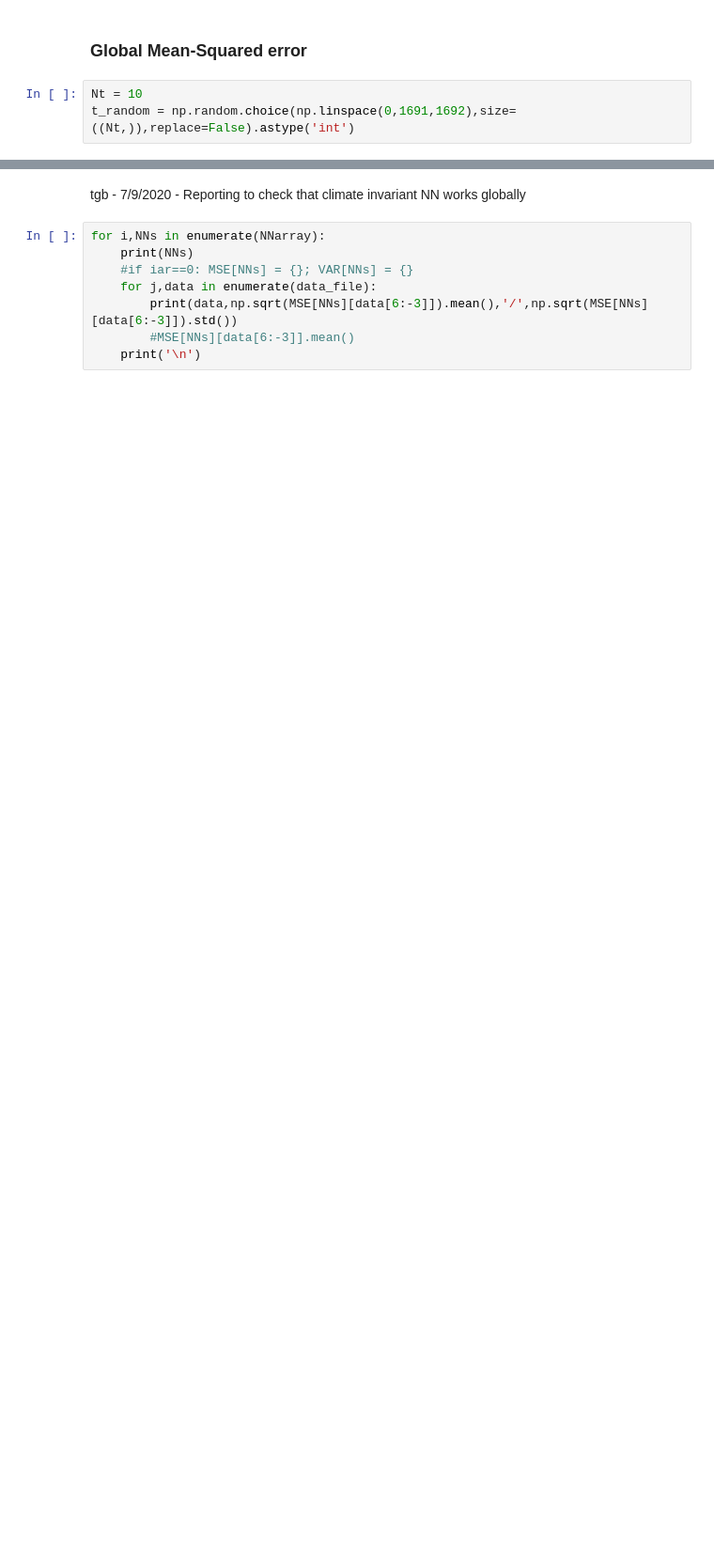
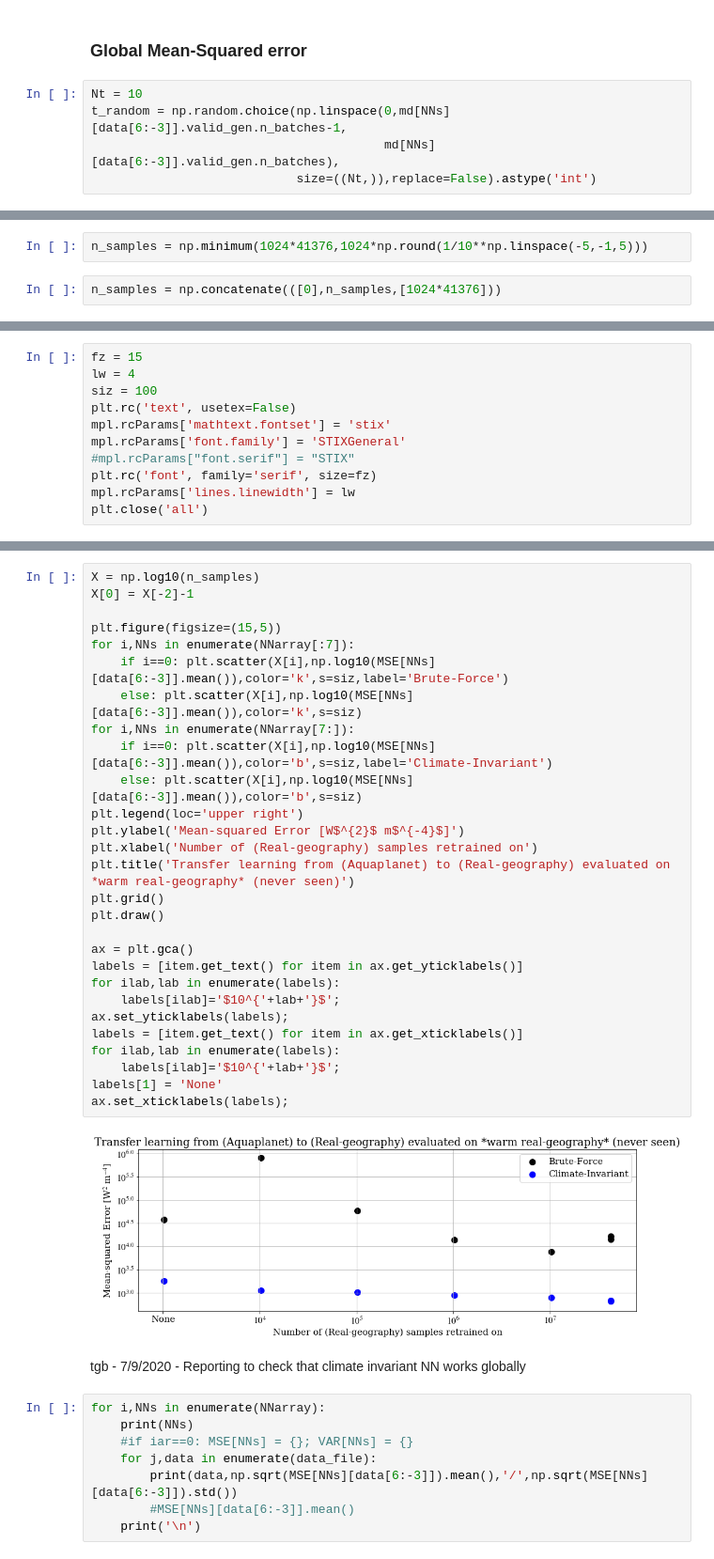
Before and after one commit to BradleyStanleyClamp/CBRAIN-CAM-MLINV, a Jupyter notebook: notebooks/tbeucler_devlog/050_Ankitesh_CI_Notebook_For_David.ipynb, the cells around one changed output, grey strips where cells are left out. Shown at 94% size. Saved outputs shown, nothing was run; the diff lists cells and outputs as text; blank space fills up the shorter version.

Commit message:
Successful transfer learning experiments

```diff
--- a/notebooks/tbeucler_devlog/050_Ankitesh_CI_Notebook_For_David.ipynb
+++ b/notebooks/tbeucler_devlog/050_Ankitesh_CI_Notebook_For_David.ipynb
@@ -875,7 +918,9 @@ data name is  geography/CI_SP_P4K_valid.nc
 ### Global Mean-Squared error
 # %%
 Nt = 10
-t_random = np.random.choice(np.linspace(0,1691,1692),size=((Nt,)),replace=False).astype('int')
+t_random = np.random.choice(np.linspace(0,md[NNs][data[6:-3]].valid_gen.n_batches-1,
+                                        md[NNs][data[6:-3]].valid_gen.n_batches),
+                            size=((Nt,)),replace=False).astype('int')
 # %%
 MSE = {}
 VAR = {}
@@ -907,0 +991,4 @@ iar= 9 / 9  & itime 9626
+# %%
+n_samples = np.minimum(1024*41376,1024*np.round(1/10**np.linspace(-5,-1,5)))
+# %%
+n_samples = np.concatenate(([0],n_samples,[1024*41376]))
@@ -907,0 +1017,11 @@ iar= 9 / 9  & itime 9626
+# %%
+fz = 15
+lw = 4
+siz = 100
+plt.rc('text', usetex=False)
+mpl.rcParams['mathtext.fontset'] = 'stix'
+mpl.rcParams['font.family'] = 'STIXGeneral'
+#mpl.rcParams["font.serif"] = "STIX"
+plt.rc('font', family='serif', size=fz)
+mpl.rcParams['lines.linewidth'] = lw
+plt.close('all')
@@ -908,3 +1038,33 @@ iar= 9 / 9  & itime 9626
+# %%
+X = np.log10(n_samples)
+X[0] = X[-2]-1
+
+plt.figure(figsize=(15,5))
+for i,NNs in enumerate(NNarray[:7]):
+    if i==0: plt.scatter(X[i],np.log10(MSE[NNs][data[6:-3]].mean()),color='k',s=siz,label='Brute-Force')
+    else: plt.scatter(X[i],np.log10(MSE[NNs][data[6:-3]].mean()),color='k',s=siz)
+for i,NNs in enumerate(NNarray[7:]):
+    if i==0: plt.scatter(X[i],np.log10(MSE[NNs][data[6:-3]].mean()),color='b',s=siz,label='Climate-Invariant')
+    else: plt.scatter(X[i],np.log10(MSE[NNs][data[6:-3]].mean()),color='b',s=siz)
+plt.legend(loc='upper right')
+plt.ylabel('Mean-squared Error [W$^{2}$ m$^{-4}$]')
+plt.xlabel('Number of (Real-geography) samples retrained on')
+plt.title('Transfer learning from (Aquaplanet) to (Real-geography) evaluated on *warm real-geography* (never seen)')
+plt.grid()
+plt.draw()
+
+ax = plt.gca()
+labels = [item.get_text() for item in ax.get_yticklabels()]
+for ilab,lab in enumerate(labels):
+    labels[ilab]='$10^{'+lab+'}$';
+ax.set_yticklabels(labels);
+labels = [item.get_text() for item in ax.get_xticklabels()]
+for ilab,lab in enumerate(labels):
+    labels[ilab]='$10^{'+lab+'}$';
+labels[1] = 'None'
+ax.set_xticklabels(labels);
+# %% [output]
+[figure, added]
 # %% [markdown]
 tgb - 7/9/2020 - Reporting to check that climate invariant NN works globally
 # %%
```
Also changed, not shown: parts of 17 cells of this notebook, 37 other files.
